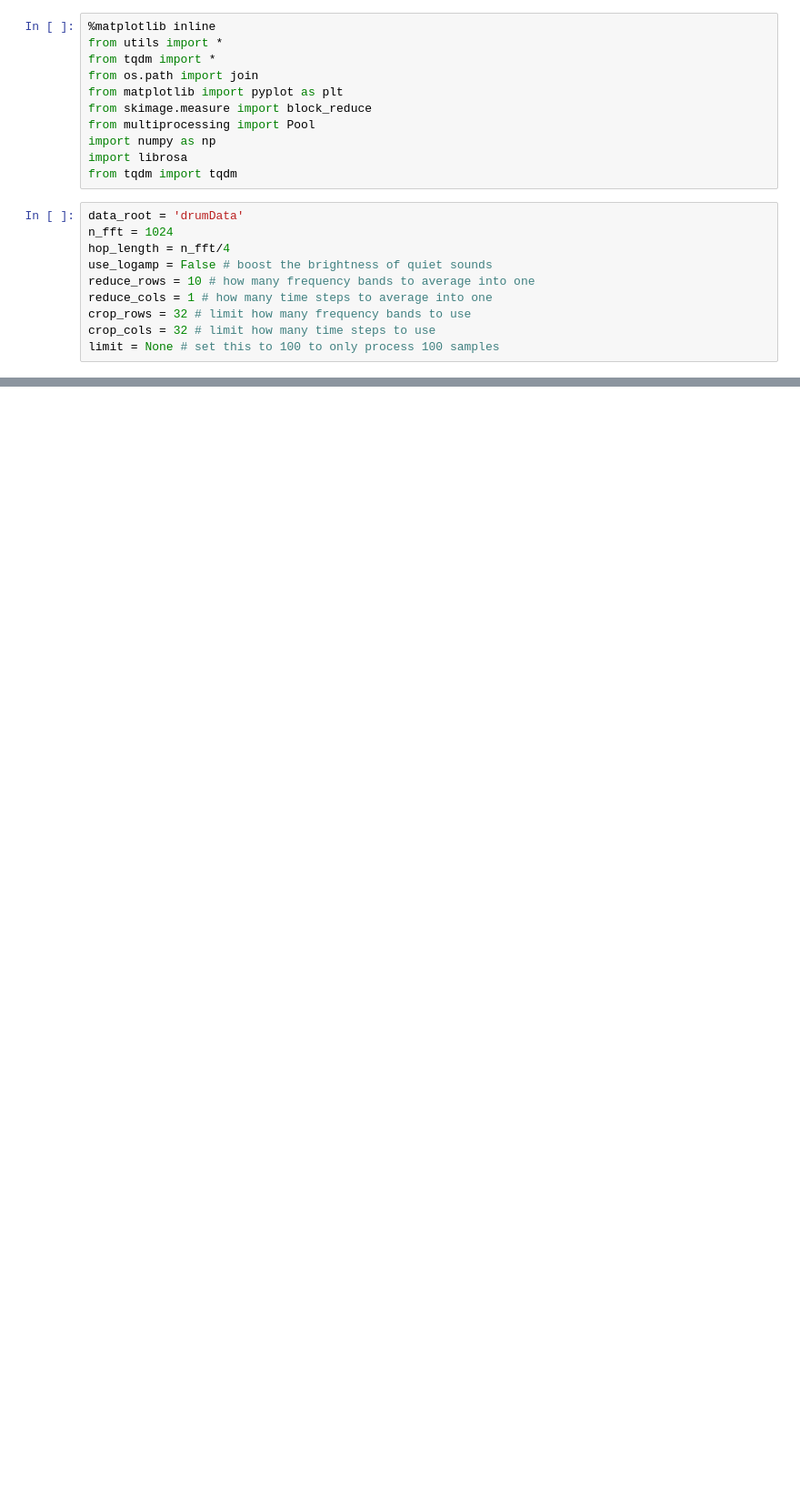
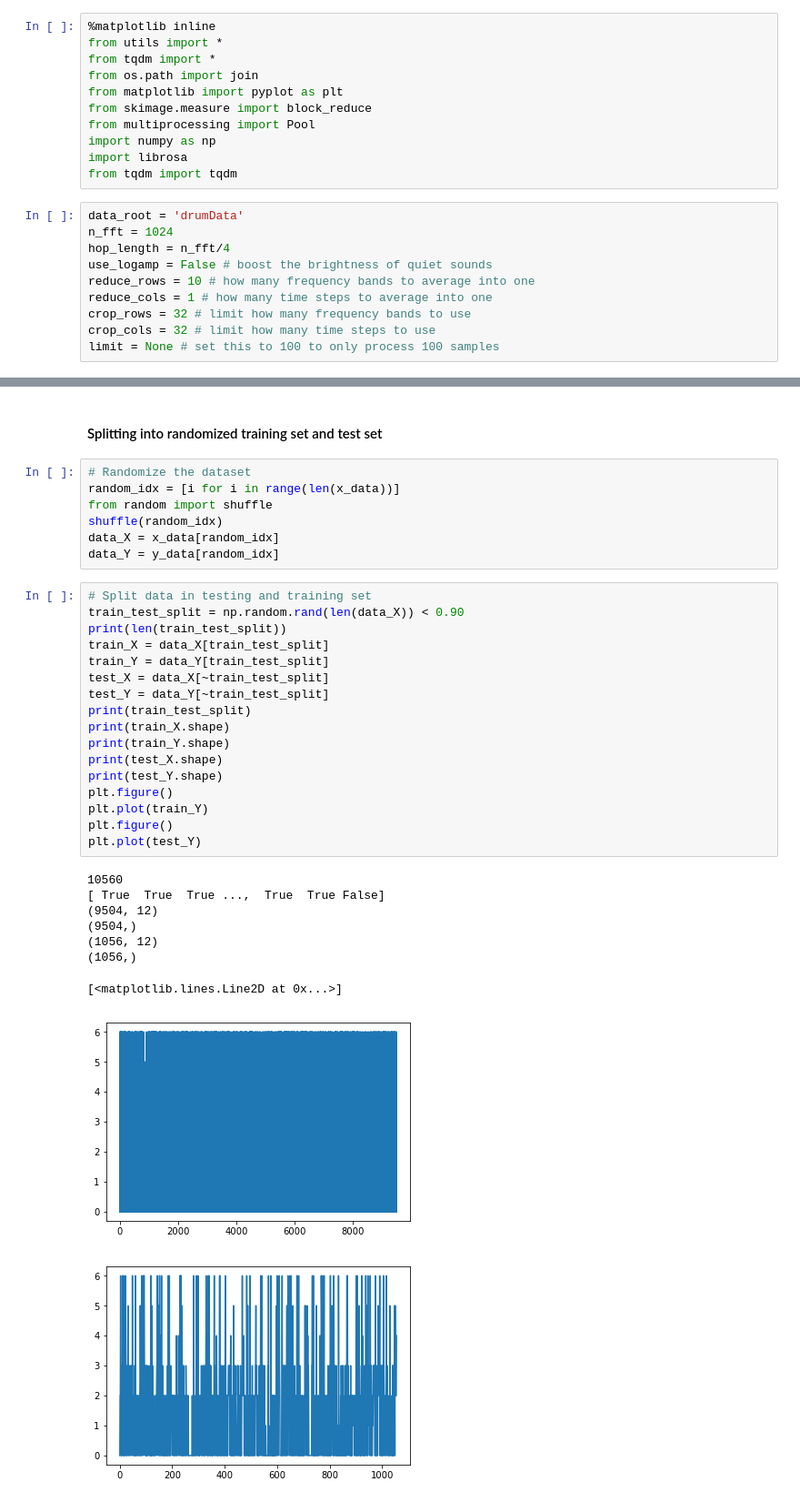
Before and after one commit to AvneeshSarwate/klustr, a Jupyter notebook: audioNotebooks/MIR Features to Clusters.ipynb, the cells around one changed output, grey strips where cells are left out. Shown at 91% size. Saved outputs shown, nothing was run; the diff lists cells and outputs as text; blank space fills up the shorter version.

```diff
--- a/audioNotebooks/MIR Features to Clusters.ipynb
+++ b/audioNotebooks/MIR Features to Clusters.ipynb
@@ -61,0 +139,36 @@ drum_features =
+# %% [markdown]
+#### Splitting into randomized training set and test set
+# %%
+# Randomize the dataset
+random_idx = [i for i in range(len(x_data))]
+from random import shuffle
+shuffle(random_idx)
+data_X = x_data[random_idx]
+data_Y = y_data[random_idx]
+# %%
+# Split data in testing and training set
+train_test_split = np.random.rand(len(data_X)) < 0.90
+print(len(train_test_split))
+train_X = data_X[train_test_split]
+train_Y = data_Y[train_test_split]
+test_X = data_X[~train_test_split]
+test_Y = data_Y[~train_test_split]
+print(train_test_split)
+print(train_X.shape)
+print(train_Y.shape)
+print(test_X.shape)
+print(test_Y.shape)
+plt.figure()
+plt.plot(train_Y)
+plt.figure()
+plt.plot(test_Y)
+# %% [output]
+10560
+[ True  True  True ...,  True  True False]
+(9504, 12)
+(9504,)
+(1056, 12)
+(1056,)
+[<matplotlib.lines.Line2D at 0x...>]
+[figure, added]
+[figure, added]
```
Also changed, not shown: parts of 31 cells of this notebook.
